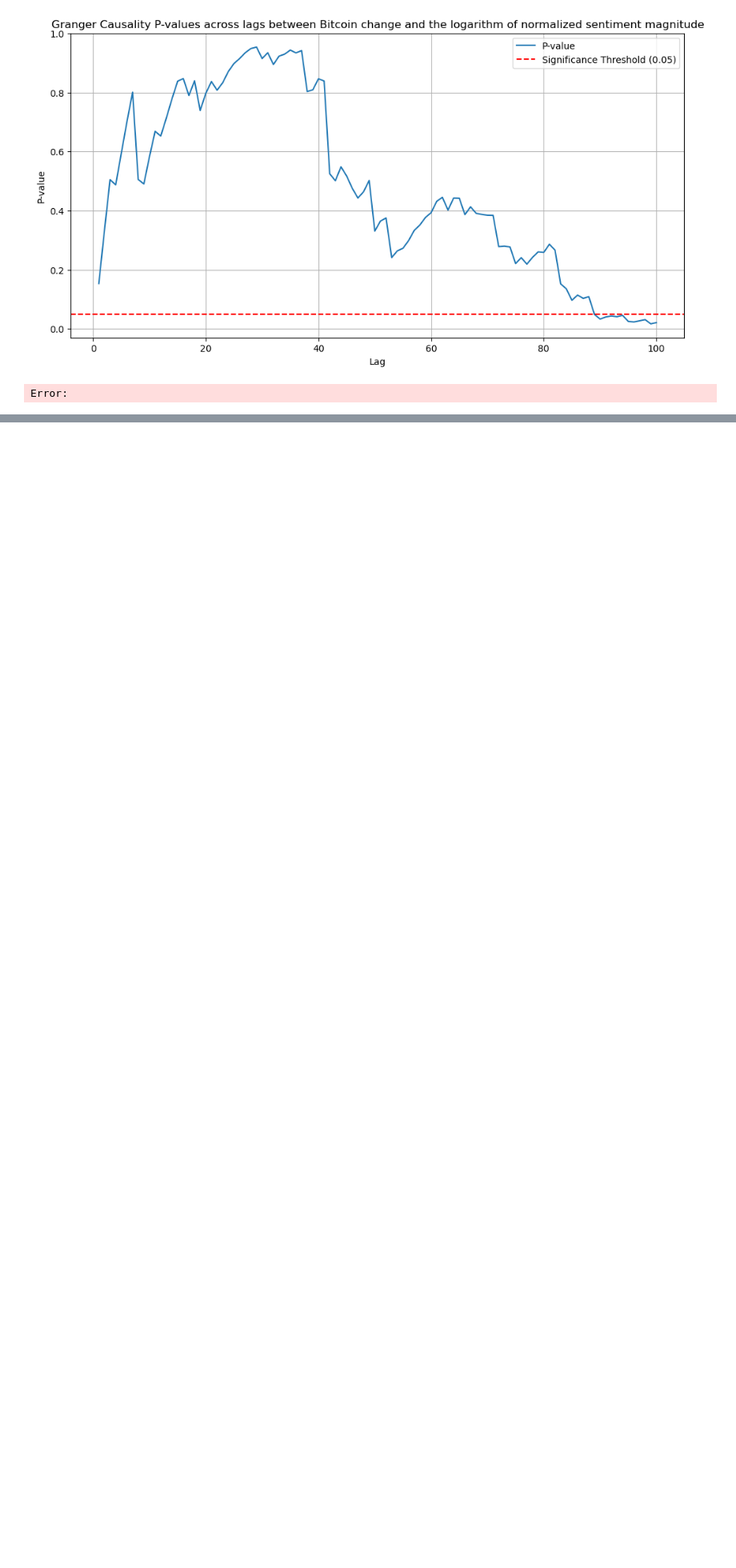
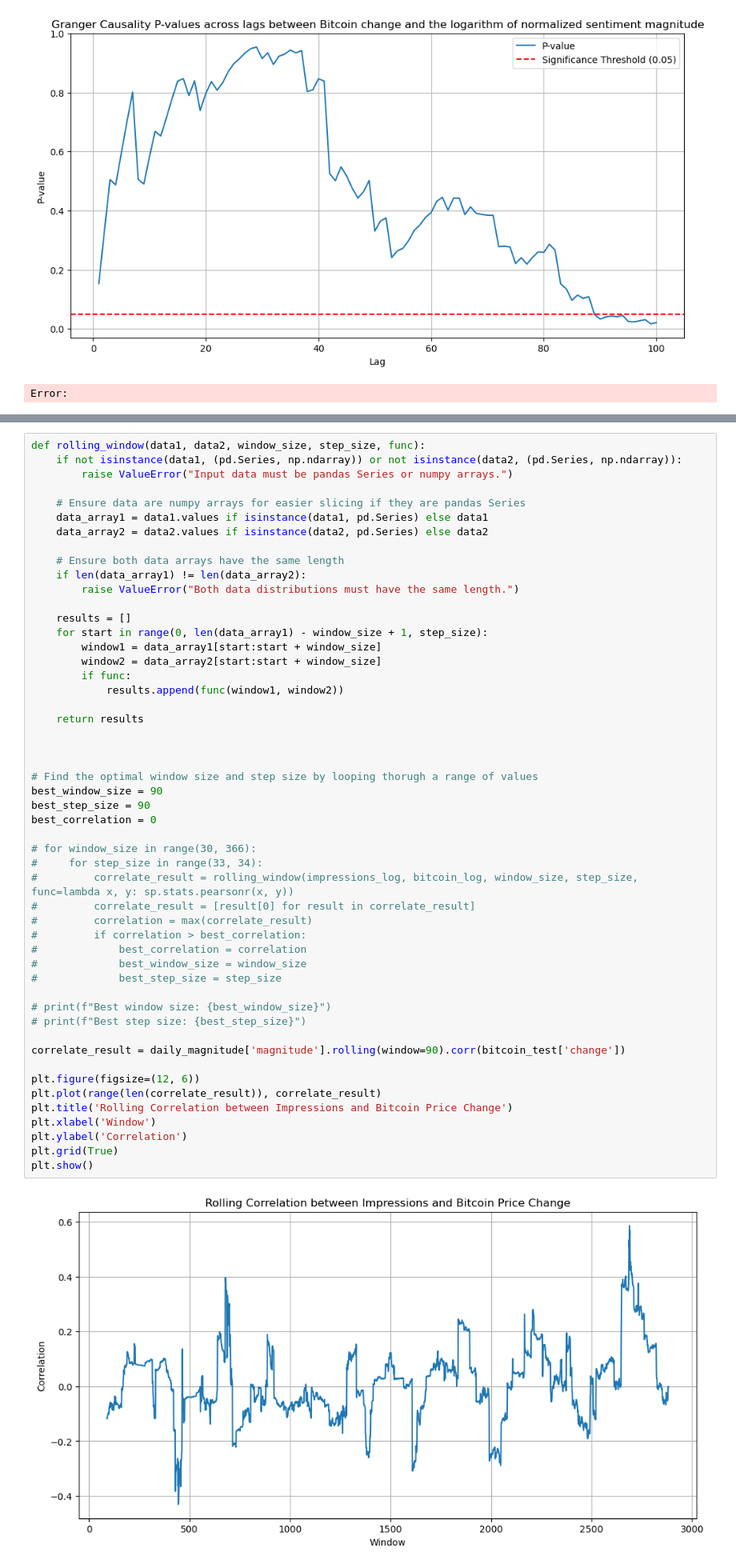
Before and after one commit to finn-prins/Scientific-Data-Analysis-Project, a Jupyter notebook: team_11.ipynb, the cells around one changed output, grey strips where cells are left out. Shown at 80% size. Saved outputs shown, nothing was run; the diff lists cells and outputs as text; blank space fills up the shorter version.

```diff
--- a/team_11.ipynb
+++ b/team_11.ipynb
@@ -862,0 +848,53 @@ plt.show()
+# %%
+def rolling_window(data1, data2, window_size, step_size, func):
+    if not isinstance(data1, (pd.Series, np.ndarray)) or not isinstance(data2, (pd.Series, np.ndarray)):
+        raise ValueError("Input data must be pandas Series or numpy arrays.")
+
+    # Ensure data are numpy arrays for easier slicing if they are pandas Series
+    data_array1 = data1.values if isinstance(data1, pd.Series) else data1
+    data_array2 = data2.values if isinstance(data2, pd.Series) else data2
+
+    # Ensure both data arrays have the same length
+    if len(data_array1) != len(data_array2):
+        raise ValueError("Both data distributions must have the same length.")
+
+    results = []
+    for start in range(0, len(data_array1) - window_size + 1, step_size):
+        window1 = data_array1[start:start + window_size]
+        window2 = data_array2[start:start + window_size]
+        if func:
+            results.append(func(window1, window2))
+
+    return results
+
+
+
+# Find the optimal window size and step size by looping thorugh a range of values
+best_window_size = 90
+best_step_size = 90
+best_correlation = 0
+
+# for window_size in range(30, 366):
+#     for step_size in range(33, 34):
+#         correlate_result = rolling_window(impressions_log, bitcoin_log, window_size, step_size, func=lambda x, y: sp.stats.pearsonr(x, y))
+#         correlate_result = [result[0] for result in correlate_result]
+#         correlation = max(correlate_result)
+#         if correlation > best_correlation:
+#             best_correlation = correlation
+#             best_window_size = window_size
+#             best_step_size = step_size
+
+# print(f"Best window size: {best_window_size}")
+# print(f"Best step size: {best_step_size}")
+
+correlate_result = daily_magnitude['magnitude'].rolling(window=90).corr(bitcoin_test['change'])
+
+plt.figure(figsize=(12, 6))
+plt.plot(range(len(correlate_result)), correlate_result)
+plt.title('Rolling Correlation between Impressions and Bitcoin Price Change')
+plt.xlabel('Window')
+plt.ylabel('Correlation')
+plt.grid(True)
+plt.show()
+# %% [output]
+[figure, added]
```
Also changed, not shown: parts of 4 cells of this notebook.
